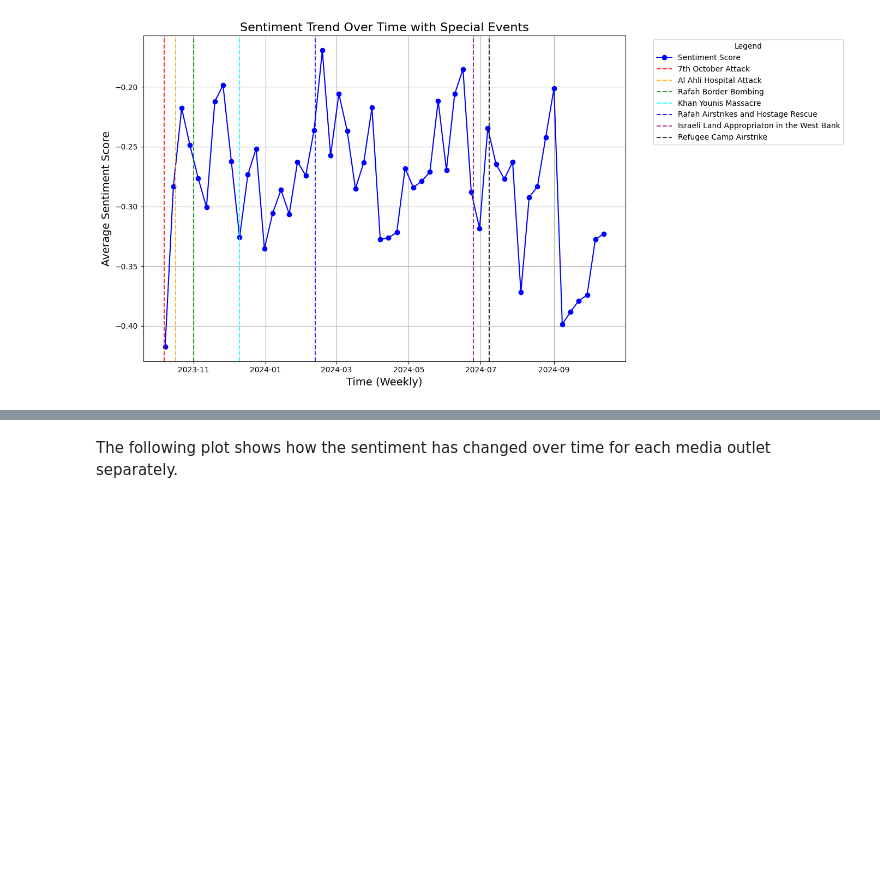
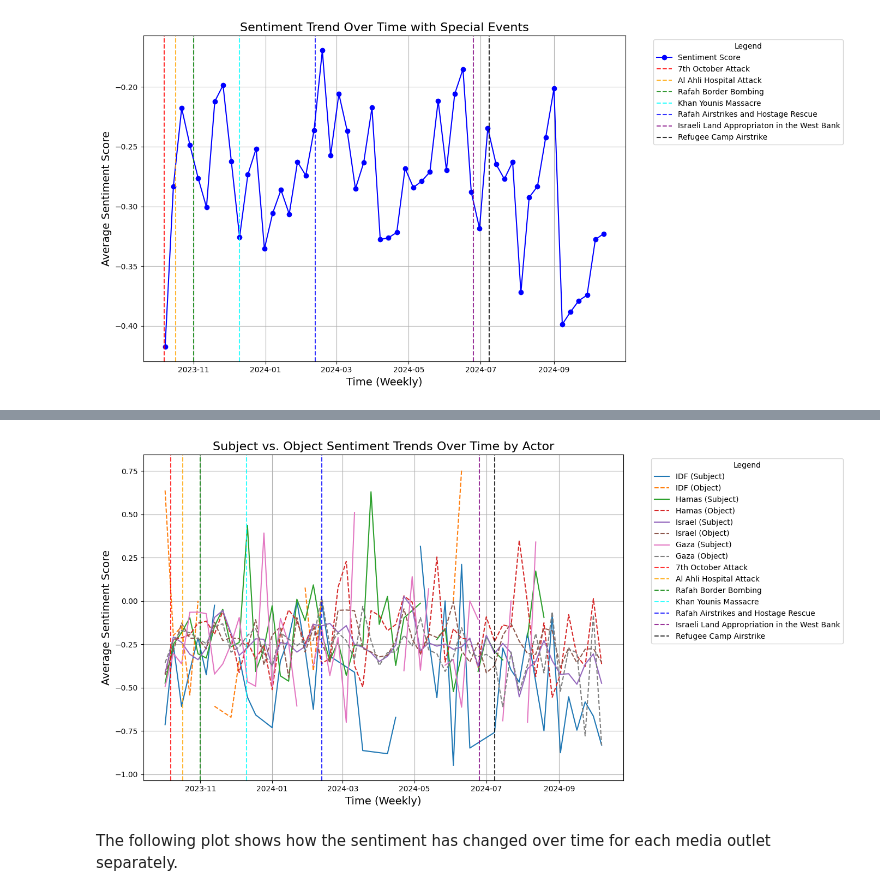
Before and after one commit to tinasophie15/FCSS-Project-Group-10, a Jupyter notebook: code/group10.ipynb, the cells around one changed output, grey strips where cells are left out. Drawn from its saved outputs; the diff is of its cells as text; code cells hidden in the pictures; blank space fills up the shorter version.

```diff
--- a/code/group10.ipynb
+++ b/code/group10.ipynb
@@ -310,3 +408,98 @@ plt.show()
+# %%
+nlp = spacy.load("en_core_web_sm")
+analyzer = SentimentIntensityAnalyzer()
+
+# Actors to analyze
+actors = {
+    "IDF": "IDF",
+    "Hamas": "Hamas",
+    "Israel": "Israel|Israeli",
+    "Gaza": "Gaza"
+}
+
+def extract_actor_sentiment(headline, actor_keywords):
+    """
+    Analyzes sentiment for an actor based on whether they are the subject or object in the headline.
+    """
+    doc = nlp(headline)
+    sentiment_scores = {actor: {'subject': [], 'object': []} for actor in actor_keywords.keys()}
+
+    for token in doc:
+        for actor, keywords in actor_keywords.items():
+            if any(keyword.lower() in token.text.lower() for keyword in keywords.split("|")):
+                # Check if actor is subject or object
+                if token.dep_ in ("nsubj", "nsubjpass"):  # Subject or passive subject
+                    sentiment = analyzer.polarity_scores(doc.text)['compound']
+                    sentiment_scores[actor]['subject'].append(sentiment)
+                elif token.dep_ in ("dobj", "pobj"):  # Direct or prepositional object
+                    sentiment = analyzer.polarity_scores(doc.text)['compound']
+                    sentiment_scores[actor]['object'].append(sentiment)
+
+    return sentiment_scores
+
+# Initialize sentiment storage
+data_cleaned['Publish Date'] = pd.to_datetime(data_cleaned['Publish Date'], errors='coerce')
+data_cleaned = data_cleaned.reset_index(drop=True)
+
+sentiments_over_time = []
+
+# Extract sentiments per headline
+for _, row in data_cleaned.iterrows():
+    actor_sentiments = extract_actor_sentiment(row['Title'], actors)
+    actor_sentiments['date'] = row['Publish Date']
+    sentiments_over_time.append(actor_sentiments)
+
+# Process results into a DataFrame
+sentiment_data = []
+
+for entry in sentiments_over_time:
+    date = entry.pop('date')
+    for actor, scores in entry.items():
+        sentiment_data.append({
+            'date': date,
+            'actor': actor,
+            'subject_sentiment': np.mean(scores['subject']) if scores['subject'] else None,
+            'object_sentiment': np.mean(scores['object']) if scores['object'] else None
+        })
+
+sentiment_df = pd.DataFrame(sentiment_data)
+sentiment_df.dropna(subset=['subject_sentiment', 'object_sentiment'], how='all', inplace=True)
+
+# Group by week and calculate averages
+sentiment_df['week'] = sentiment_df['date'].dt.to_period('W').apply(lambda r: r.start_time)
+weekly_sentiment = sentiment_df.groupby(['week', 'actor']).mean().reset_index()
+
+# Plot subject vs. object sentiment over time
+plt.figure(figsize=(14, 7))
+
+for actor in actors.keys():
+    actor_data = weekly_sentiment[weekly_sentiment['actor'] == actor]
+    plt.plot(actor_data['week'], actor_data['subject_sentiment'], label=f'{actor} (Subject)', linestyle='-')
+    plt.plot(actor_data['week'], actor_data['object_sentiment'], label=f'{actor} (Object)', linestyle='--')
+
+# Highlight key events
+special_events = {
+    "7th October Attack": ("2023-10-07", "red"),
+    "Al Ahli Hospital Attack": ("2023-10-17", "orange"),
+    "Rafah Border Bombing": ("2023-11-01", "green"),
+    "Khan Younis Massacre": ("2023-12-10", "cyan"),
+    "Rafah Airstrikes and Hostage Rescue": ("2024-02-12", "blue"),
+    "Israeli Land Appropriation in the West Bank": ("2024-06-25", "purple"),
+    "Refugee Camp Airstrike": ("2024-07-08", "black"),
+}
+for event, (date, color) in special_events.items():
+    plt.axvline(pd.Timestamp(date), color=color, linestyle='--', alpha=0.8, label=event)
+
+# Customize plot
+plt.title("Subject vs. Object Sentiment Trends Over Time by Actor", fontsize=16)
+plt.xlabel("Time (Weekly)", fontsize=14)
+plt.ylabel("Average Sentiment Score", fontsize=14)
+plt.legend(title="Legend", fontsize=10, bbox_to_anchor=(1.05, 1), loc='upper left')
+plt.grid()
+plt.tight_layout()
+plt.show()
+# %% [output]
+[figure, added]
 # %% [markdown]
 The following plot shows how the sentiment has changed over time for each media outlet separately.
 # %%
```
Also changed, not shown: parts of 18 cells of this notebook.
